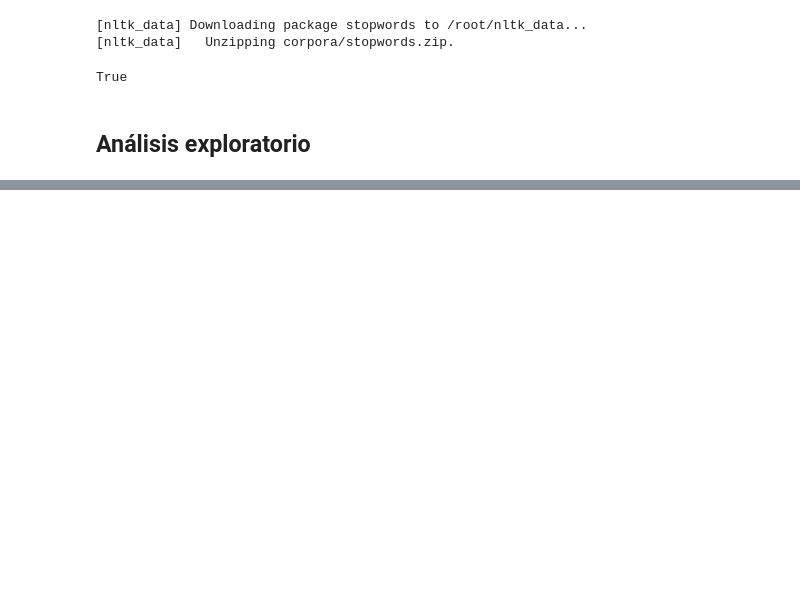
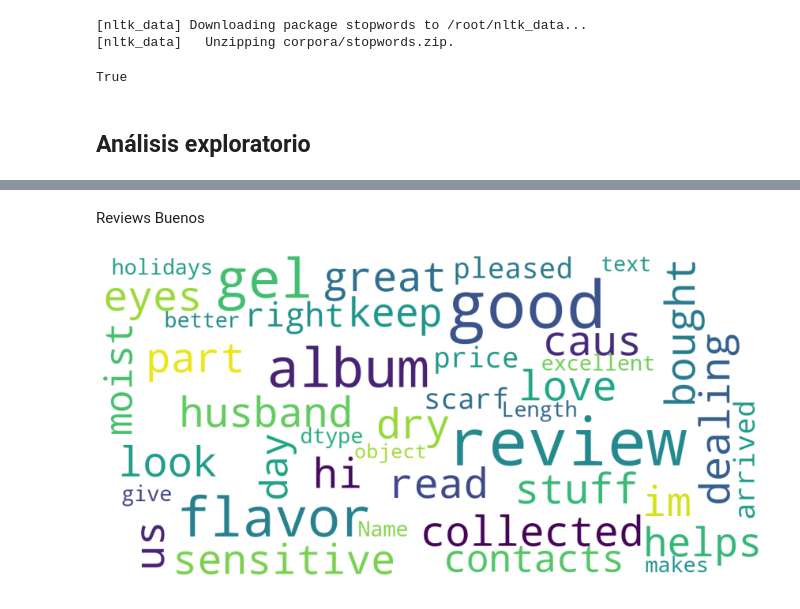
Before and after one commit to andreaeliasc/Lab5-DataScience, a Jupyter notebook: Lab5.ipynb, the cells around one changed output, grey strips where cells are left out. Saved outputs shown, nothing was run; the diff lists cells and outputs as text; code cells hidden in the pictures; blank space fills up the shorter version.

```diff
--- a/Lab5.ipynb
+++ b/Lab5.ipynb
@@ -139,0 +153,17 @@ table
+# %% [markdown]
+Reviews Buenos
+# %%
+stopwords = set(STOPWORDS)
+wordcloud = WordCloud(
+        background_color='white',
+        stopwords=stopwords,
+        max_words=200,
+        max_font_size=40,
+        scale=3,
+        random_state=1).generate(str(data['reviews.text']))
+fig = plt.figure(1, figsize=(15, 15))
+plt.axis('off')
+plt.imshow(wordcloud)
+plt.show()
+# %% [output]
+[figure, added]
```
Also changed, not shown: parts of 20 cells of this notebook.
